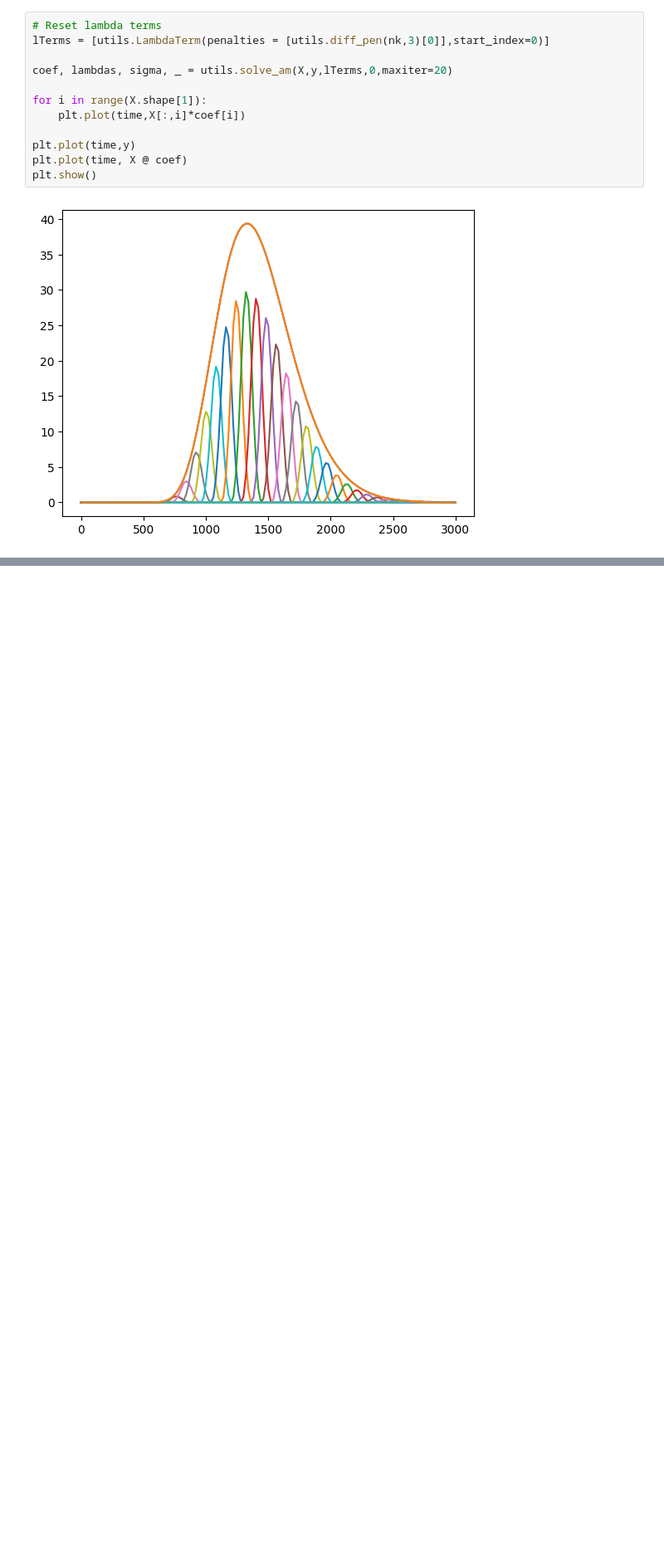
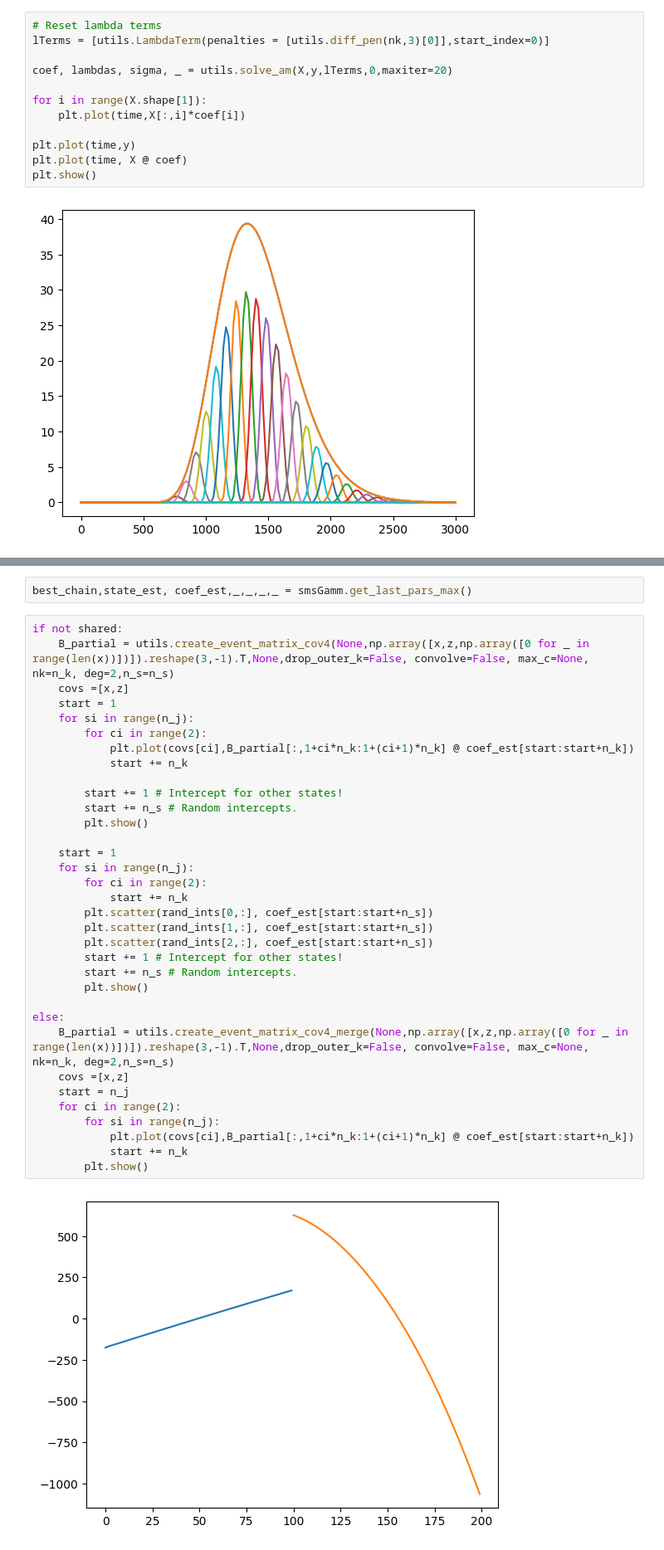
Before and after one commit to JoKra1/mssm, a Jupyter notebook: 1) sMs GAMMs.ipynb, the cells around one changed output, grey strips where cells are left out. Shown at 83% size. Saved outputs shown, nothing was run; the diff lists cells and outputs as text; blank space fills up the shorter version.

```diff
--- a/1) sMs GAMMs.ipynb
+++ b/1) sMs GAMMs.ipynb
@@ -97,0 +393,38 @@ plt.show()
+# %%
+best_chain,state_est, coef_est,_,_,_,_ = smsGamm.get_last_pars_max()
+# %%
+if not shared:
+    B_partial = utils.create_event_matrix_cov4(None,np.array([x,z,np.array([0 for _ in range(len(x))])]).reshape(3,-1).T,None,drop_outer_k=False, convolve=False, max_c=None, nk=n_k, deg=2,n_s=n_s)
+    covs =[x,z]
+    start = 1
+    for si in range(n_j):
+        for ci in range(2):
+            plt.plot(covs[ci],B_partial[:,1+ci*n_k:1+(ci+1)*n_k] @ coef_est[start:start+n_k])
+            start += n_k
+
+        start += 1 # Intercept for other states!
+        start += n_s # Random intercepts.
+        plt.show()
+
+    start = 1
+    for si in range(n_j):
+        for ci in range(2):
+            start += n_k
+        plt.scatter(rand_ints[0,:], coef_est[start:start+n_s])
+        plt.scatter(rand_ints[1,:], coef_est[start:start+n_s])
+        plt.scatter(rand_ints[2,:], coef_est[start:start+n_s])
+        start += 1 # Intercept for other states!
+        start += n_s # Random intercepts.
+        plt.show()
+
+else:
+    B_partial = utils.create_event_matrix_cov4_merge(None,np.array([x,z,np.array([0 for _ in range(len(x))])]).reshape(3,-1).T,None,drop_outer_k=False, convolve=False, max_c=None, nk=n_k, deg=2,n_s=n_s)
+    covs =[x,z]
+    start = n_j
+    for ci in range(2):
+        for si in range(n_j):
+            plt.plot(covs[ci],B_partial[:,1+ci*n_k:1+(ci+1)*n_k] @ coef_est[start:start+n_k])
+            start += n_k
+        plt.show()
+# %% [output]
+[figure, added]
```
Also changed, not shown: parts of 9 cells of this notebook, 3 other files.
